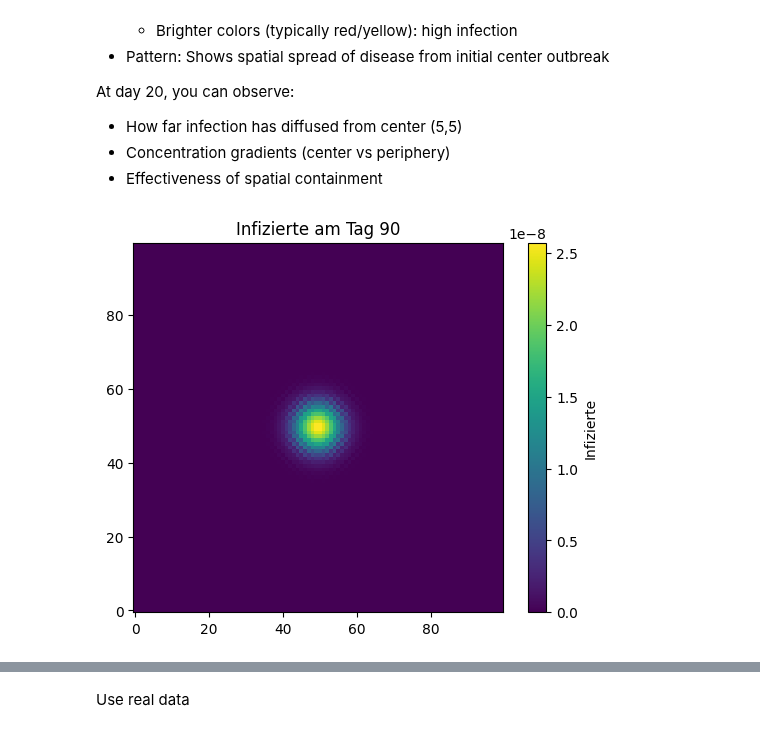
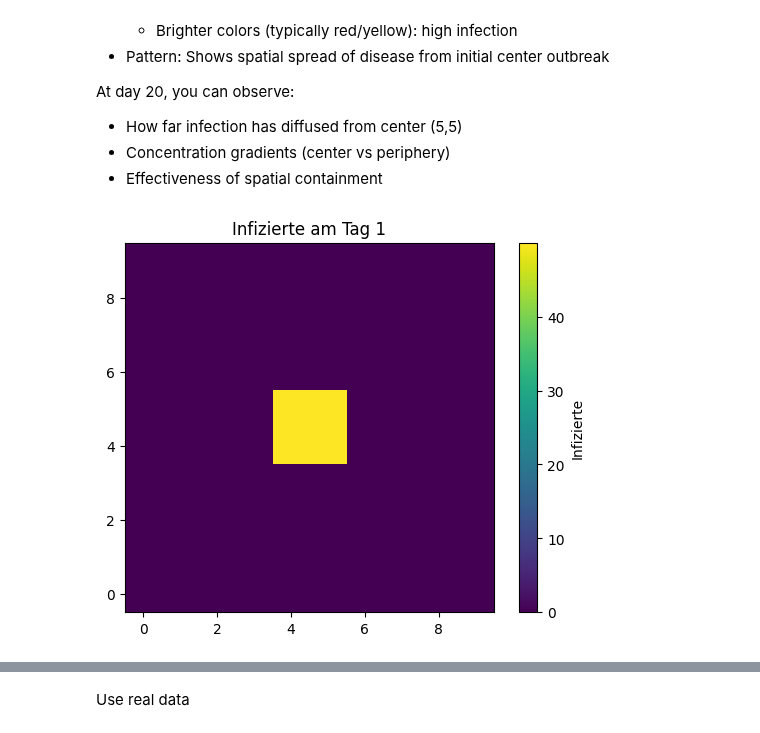
Before and after one commit to aeblik/SIR-Model, a Jupyter notebook: model/dynamic_sir.ipynb, the cells around one changed output, grey strips where cells are left out. Drawn from its saved outputs; the diff is of its cells as text; code cells hidden in the pictures.

Commit message:
Add scenarios, plot serie, sensitivity analysis

```diff
--- a/model/dynamic_sir.ipynb
+++ b/model/dynamic_sir.ipynb
@@ -278,7 +278,7 @@ def laplacian_2d(u: np.ndarray, dx: float, dy: float) -> np.ndarray:
 # -----------------------------------------------------------------------------
 # Define the time points at which to evaluate the solution
 # times = [0, 1, 2, ..., 99] days
-times = np.arange(0, 100, 1)  # Start=0, Stop=100, Step=1 (day)
+times = np.arange(0, 100, 0.00001)  # Start=0, Stop=100, Step=1 (day)
                                # Total simulation duration: 100 days
                                # Output frequency: every 1 day
 
@@ -290,7 +290,7 @@ times = np.arange(0, 100, 1)  # Start=0, Stop=100, Step=1 (day)
 # ∂I/∂t = D_i∇²I + β·S·I/N - γ·I
 # ∂R/∂t = γ·I
 
-gamma = 0.2    # Recovery rate (day⁻¹)
+gamma = 0.05    # Recovery rate (day⁻¹)
                 # Physical meaning: 1/gamma = average infectious period
                 # gamma = 0.05 → average infectious period = 20 days
                 # Typical range: 0.05 - 0.2 day⁻¹
@@ -313,12 +313,12 @@ N = 5000        # Total population (constant)
 # -----------------------------------------------------------------------------
 # Control how populations move/spread across the spatial domain
 
-Ds = 0.1       # Diffusion coefficient for Susceptible population (cm²/day)
+Ds = 0.1        # Diffusion coefficient for Susceptible population (cm²/day)
                 # Controls spatial mobility of susceptible individuals
                 # Lower value → less movement, more localized
                 # Typical range: 0.01 - 0.1 cm²/day
 
-Di = 0.1        # Diffusion coefficient for Infected population (cm²/day)
+Di = 0.01        # Diffusion coefficient for Infected population (cm²/day)
                 # Controls spatial mobility of infected individuals
                 # Di > Ds means infected individuals move more
                 # This can represent behavioral changes or active spread
@@ -337,7 +337,7 @@ dy = 1.0        # Grid spacing in y-direction (cm)
                 # Distance between adjacent grid points vertically
                 # For square grids: dx = dy is common
 
-nx, ny = 100, 100 # Number of grid points in x and y directions
+nx, ny = 10, 10 # Number of grid points in x and y directions
                 # Creates a 10 × 10 = 100 spatial grid
                 # Total spatial domain size:
                 #   Width  = (nx-1) * dx = 9 cm
@@ -589,16 +589,16 @@ True
    - Concentration gradients (center vs periphery)
    - Effectiveness of spatial containment
 # %%
-time_idx = 90
+time_idx = 1
 n = nx * ny
 
 I_solution = sol[:, n:2*n]
 I_2D = I_solution[time_idx].reshape((nx, ny))
 
 plt.imshow(I_2D, origin='lower')
 plt.colorbar(label="Infizierte")
 plt.title(f"Infizierte am Tag {time_idx}")
 plt.show()
 # %% [output]
-[figure, old version]
+[figure, new version]
 # %%
```
Also changed, not shown: parts of 2 cells of this notebook, 1 other file.
